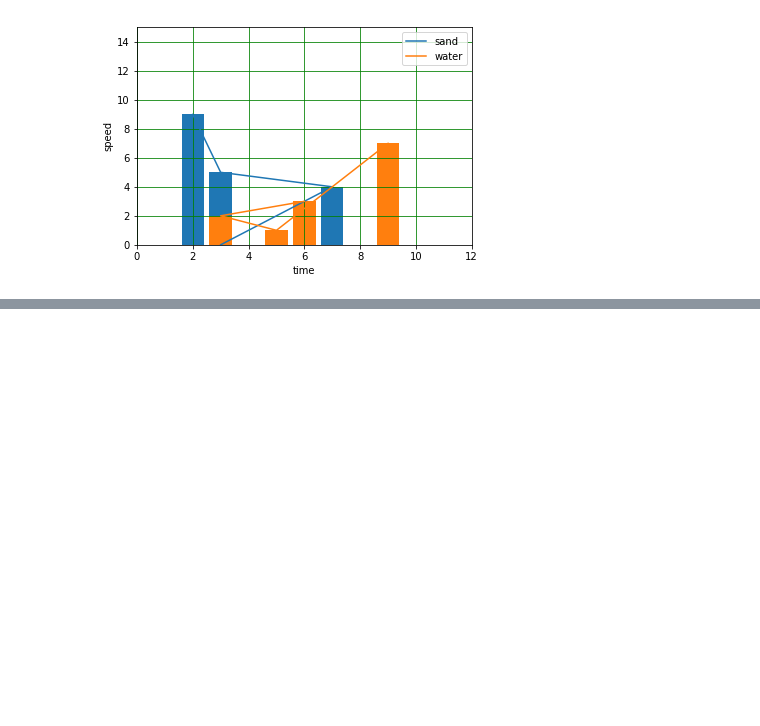
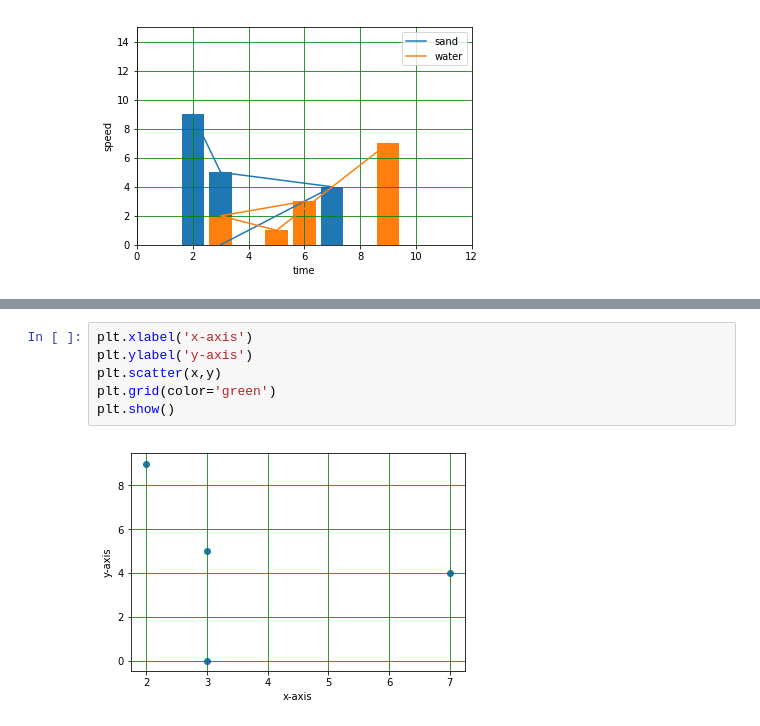
Before and after one commit to ayushikhandelwal99/ML, a Jupyter notebook: matplotlib.ipynb, the cells around one changed output, grey strips where cells are left out. Cells and saved outputs as stored; diff of their text form; blank space fills up the shorter version.

```diff
--- a/matplotlib.ipynb
+++ b/matplotlib.ipynb
@@ -118,0 +146,8 @@ plt.scatter(a, b)  #it creates a scattered point graph..value of a and b must be
+# %%
+plt.xlabel('x-axis')
+plt.ylabel('y-axis')
+plt.scatter(x,y)
+plt.grid(color='green')
+plt.show()
+# %% [output]
+[figure, added]
```
Also changed, not shown: parts of 8 cells of this notebook.
